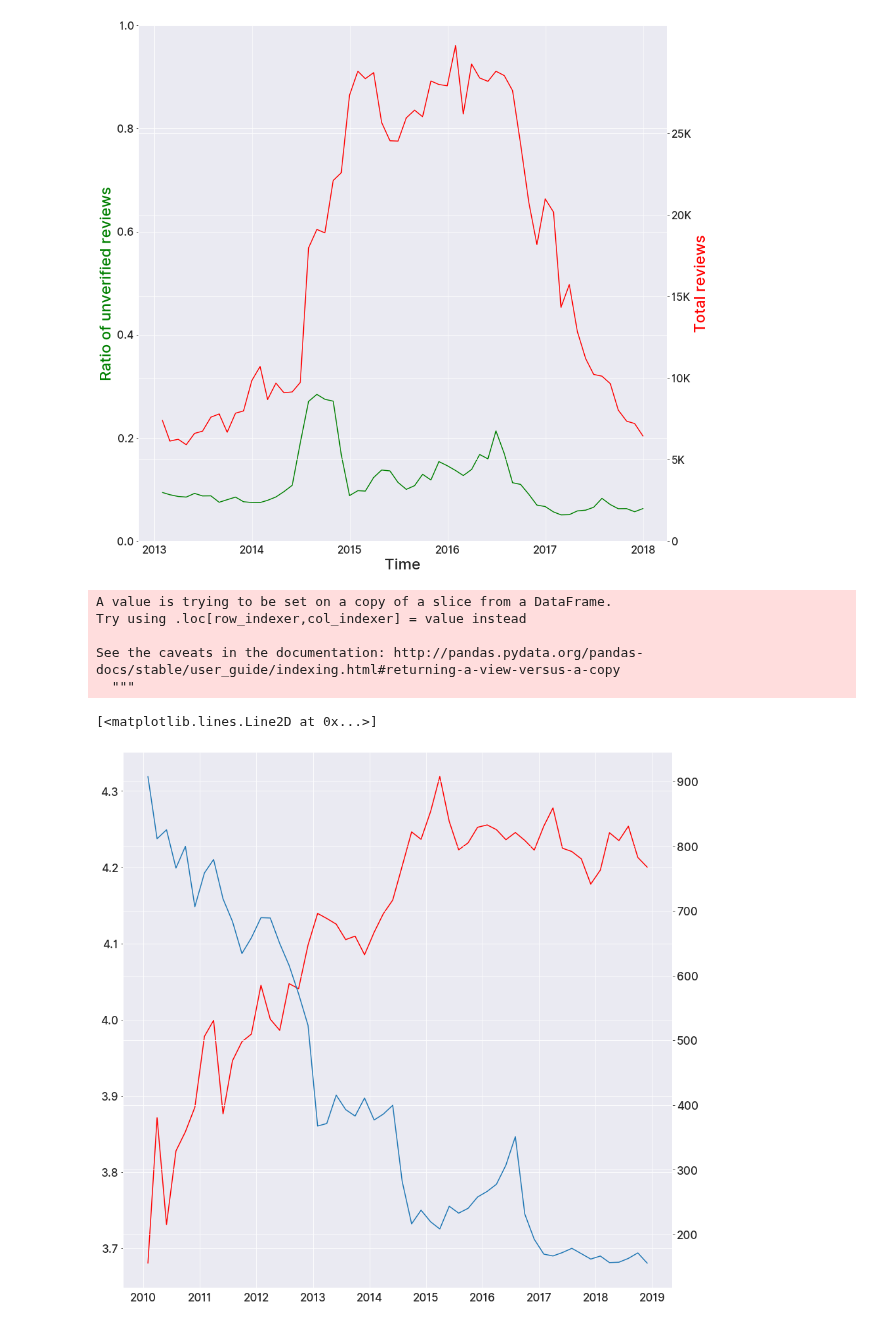
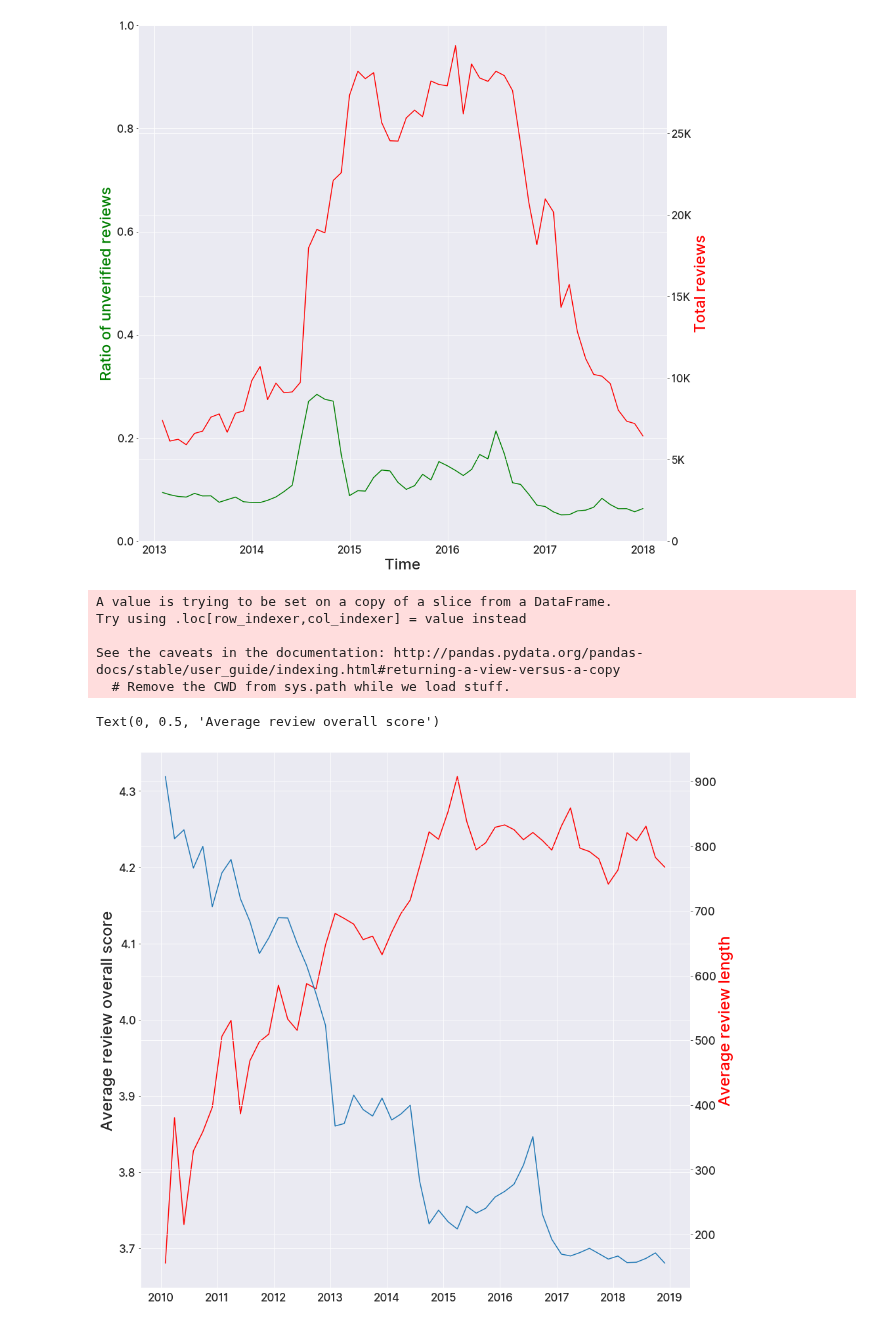
Before and after one commit to avivace/reviews-sentiment, a Jupyter notebook: scripts/exploration2.ipynb, the cells around one changed output. Cells and saved outputs as stored; diff of their text form; code cells hidden in the pictures.

Commit message:
Comment Time Series Figure 3, add ylabels

```diff
--- a/scripts/exploration2.ipynb
+++ b/scripts/exploration2.ipynb
@@ -132,21 +133,37 @@ ax1.set_xlabel('Time', size=24, fontweight=500)
 Text(0.5, 0, 'Time')
 [figure]
 # %%
+# Time series Figure 3:
+
+# Reset the figure
 fig, ax1 = plt.subplots(figsize=(15, 15))
 
+# Limit our time series to 2010-2018
 df2 = df[(df['unixReviewTime'] > '2010-1-1') & (df['unixReviewTime'] <= '2018-12-31')]
 
+# Compute the review length
 df2['rewlen'] = df2['reviewText'].apply(lambda x: len(x))
+
+# Group by 2 months
 df2 = df2.groupby(Grouper(key='unixReviewTime', freq='2M'))
 
+# Plot the mean of review overall score per group (2 months)
 ax1.plot(df2["overall"].mean(), color="red")
+
+# We're plotting in the same time series
 ax2 = ax1.twinx()
+
+# Plot the mean of review length per group (2 months)
 ax2.plot(df2['rewlen'].mean())
+
+# Style the figure and tune the axis ranges
+ax2.set_ylabel('Average review length', color="red", size=24, fontweight=500)
+ax1.set_ylabel('Average review overall score', size=24, fontweight=500)
 # %% [output]
 A value is trying to be set on a copy of a slice from a DataFrame.
 Try using .loc[row_indexer,col_indexer] = value instead
 
 See the caveats in the documentation: http://pandas.pydata.org/pandas-docs/stable/user_guide/indexing.html#returning-a-view-versus-a-copy
-  """
+  # Remove the CWD from sys.path while we load stuff.
-[<matplotlib.lines.Line2D at 0x...>]
+Text(0, 0.5, 'Average review overall score')
-[figure, old version]
+[figure, new version]
```
Also changed, not shown: parts of 2 cells of this notebook.
